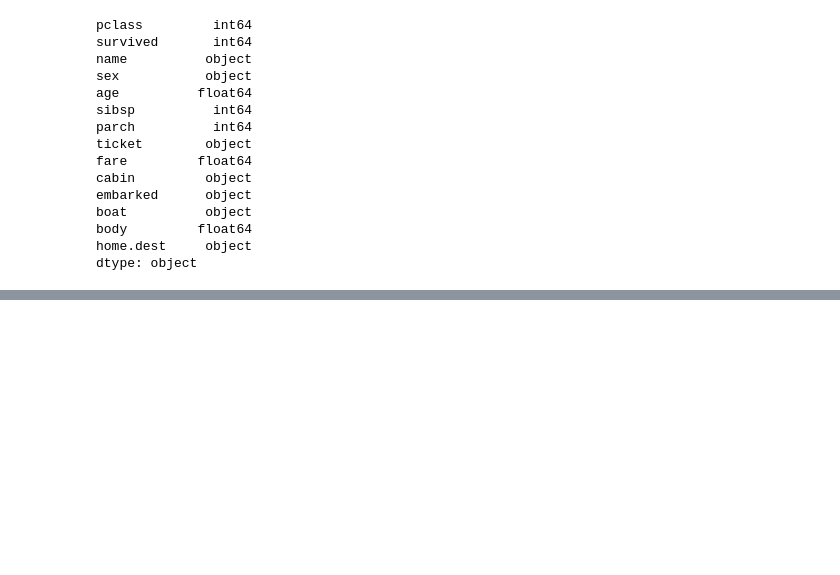
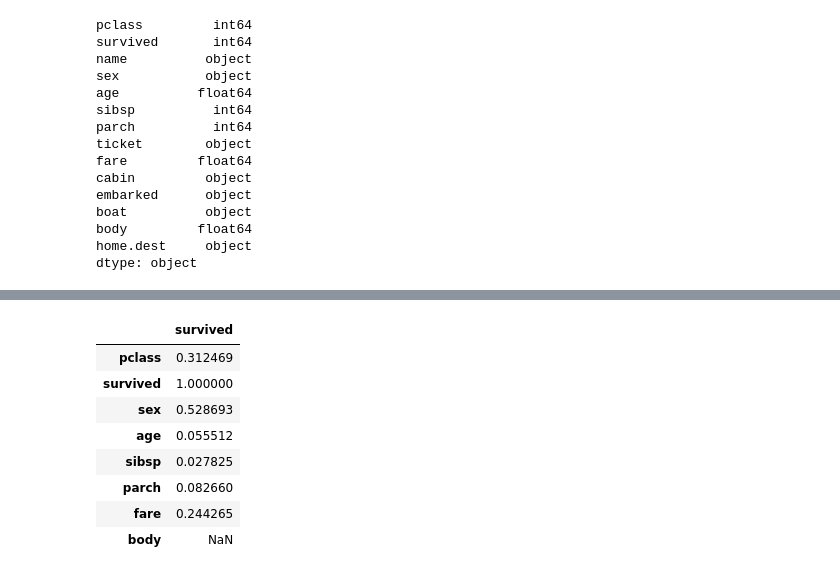
Before and after one commit to furuhu/my-first-project, a Jupyter notebook: titanic.ipynb, the cells around one changed output, grey strips where cells are left out. Saved outputs shown, nothing was run; the diff lists cells and outputs as text; code cells hidden in the pictures; blank space fills up the shorter version.

```diff
--- a/titanic.ipynb
+++ b/titanic.ipynb
@@ -50,0 +83,3 @@ data = data.astype({"age": np.float64, "fare": np.float64})
+# %%
+# Map 'male' to 1 and 'female' to 0
+data.replace({'male': 1, 'female': 0}, inplace=True)
@@ -50,0 +101,13 @@ data = data.astype({"age": np.float64, "fare": np.float64})
+# %%
+# Calculate the absolute correlation of all numeric columns with the 'survived' column
+data.corr(numeric_only=True).abs()[["survived"]]
+# %% [output]
+|  | survived |
+| pclass | 0.312469 |
+| survived | 1.000000 |
+| sex | 0.528693 |
+| age | 0.055512 |
+| sibsp | 0.027825 |
+| parch | 0.082660 |
+| fare | 0.244265 |
+| body | NaN |
```
Also changed, not shown: parts of 4 cells of this notebook, 2 other files.
